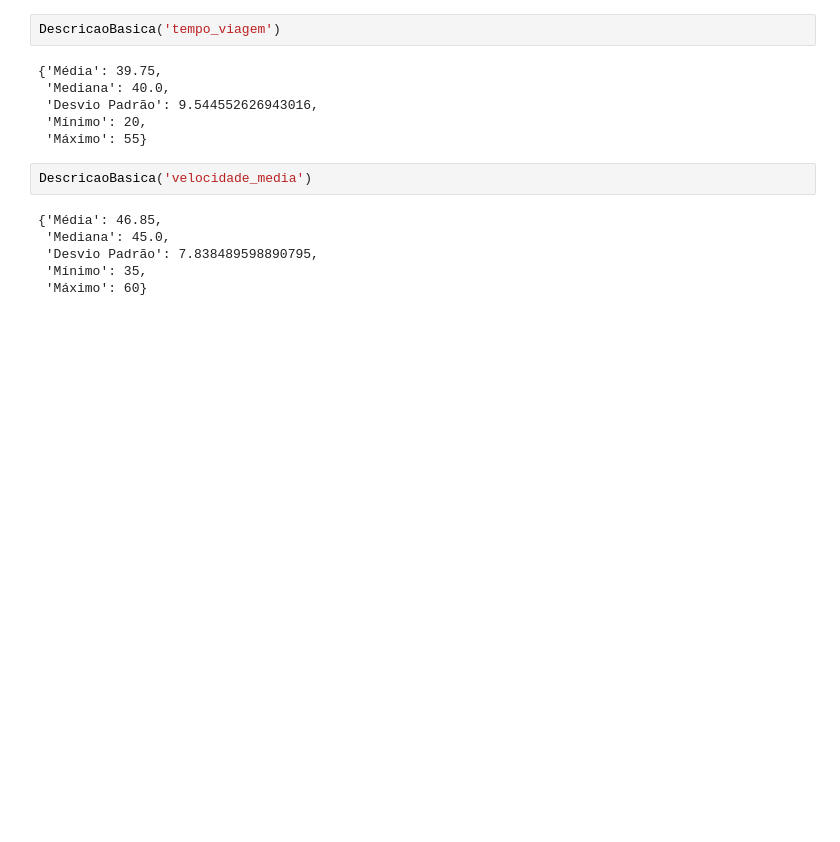
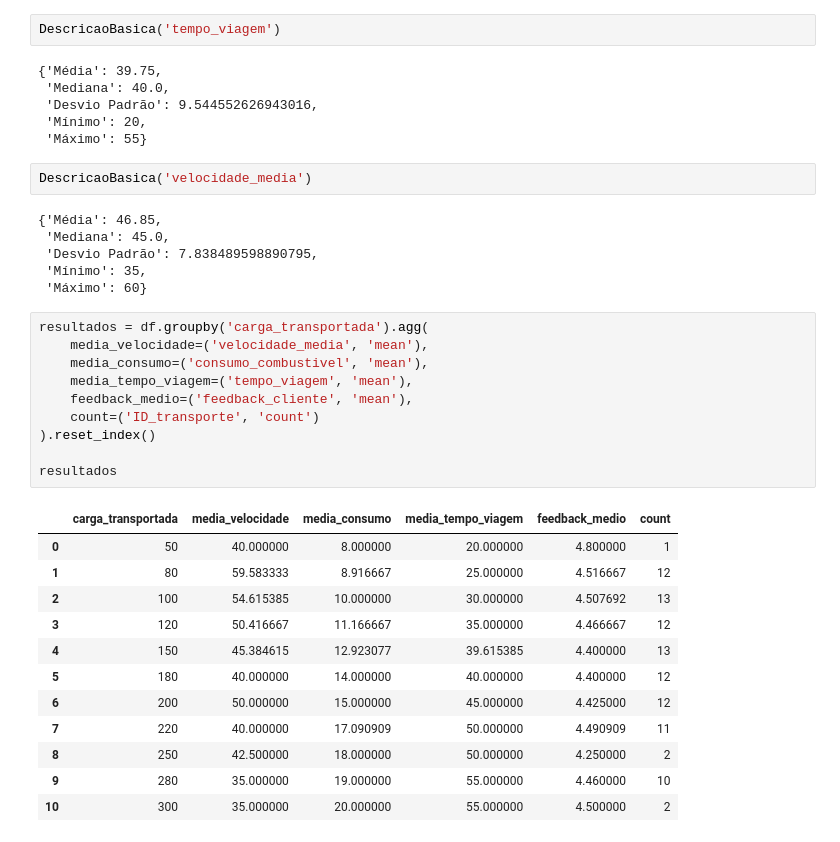
Before and after one commit to PedroSimbera/Data_Analytics_Logistics, a Jupyter notebook: project.ipynb, the cells around one changed output. Drawn from its saved outputs; the diff is of its cells as text; blank space fills up the shorter version.

```diff
--- a/project.ipynb
+++ b/project.ipynb
@@ -124,3 +133,26 @@ DescricaoBasica('velocidade_media')
  'Desvio Padrão': 7.838489598890795,
  'Mínimo': 35,
  'Máximo': 60}
+# %%
+resultados = df.groupby('carga_transportada').agg(
+    media_velocidade=('velocidade_media', 'mean'),
+    media_consumo=('consumo_combustivel', 'mean'),
+    media_tempo_viagem=('tempo_viagem', 'mean'),
+    feedback_medio=('feedback_cliente', 'mean'),
+    count=('ID_transporte', 'count')
+).reset_index()
+
+resultados
+# %% [output]
+|  | carga_transportada | media_velocidade | media_consumo | media_tempo_viagem | feedback_medio | count |
+| 0 | 50 | 40.000000 | 8.000000 | 20.000000 | 4.800000 | 1 |
+| 1 | 80 | 59.583333 | 8.916667 | 25.000000 | 4.516667 | 12 |
+| 2 | 100 | 54.615385 | 10.000000 | 30.000000 | 4.507692 | 13 |
+| 3 | 120 | 50.416667 | 11.166667 | 35.000000 | 4.466667 | 12 |
+| 4 | 150 | 45.384615 | 12.923077 | 39.615385 | 4.400000 | 13 |
+| 5 | 180 | 40.000000 | 14.000000 | 40.000000 | 4.400000 | 12 |
+| 6 | 200 | 50.000000 | 15.000000 | 45.000000 | 4.425000 | 12 |
+| 7 | 220 | 40.000000 | 17.090909 | 50.000000 | 4.490909 | 11 |
+| 8 | 250 | 42.500000 | 18.000000 | 50.000000 | 4.250000 | 2 |
+| 9 | 280 | 35.000000 | 19.000000 | 55.000000 | 4.460000 | 10 |
+| 10 | 300 | 35.000000 | 20.000000 | 55.000000 | 4.500000 | 2 |
```
Also changed, not shown: parts of 6 cells of this notebook.
